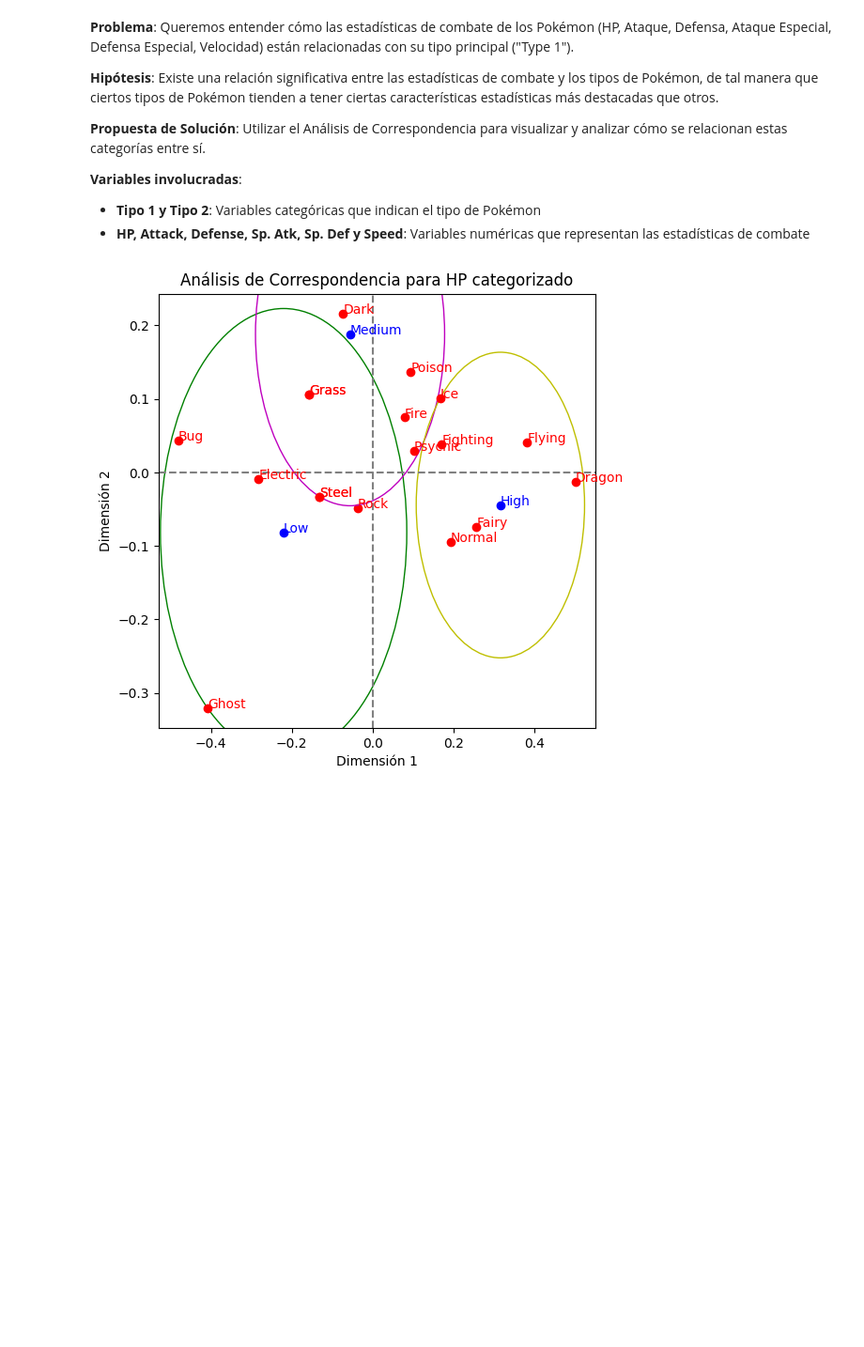
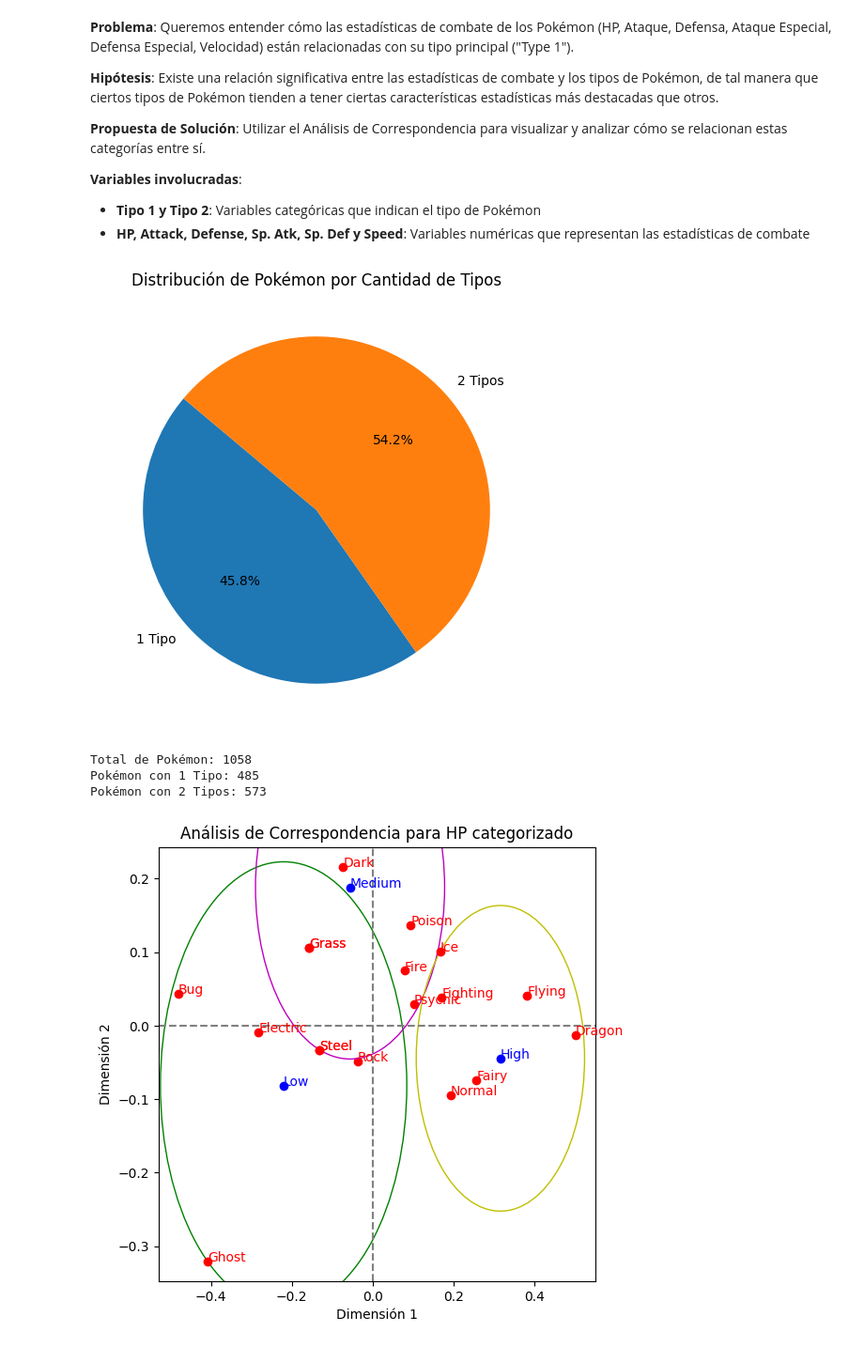
Before and after one commit to IxyzDev/DataInsightHub, a Jupyter notebook: 03-tareas/01-tarea/main.ipynb, the cells around one changed output. Shown: that part at 94% size. Cells and saved outputs as stored; diff of their text form; code cells hidden in the pictures; blank space fills up the shorter version.

```diff
--- a/03-tareas/01-tarea/main.ipynb
+++ b/03-tareas/01-tarea/main.ipynb
@@ -572,6 +572,43 @@ clases.
 
 * **Tipo 1 y Tipo 2**: Variables categóricas que indican el tipo de Pokémon
 * **HP, Attack, Defense, Sp. Atk, Sp. Def y Speed**: Variables numéricas que representan las estadísticas de combate
+# %%
+import pandas as pd
+import matplotlib.pyplot as plt
+
+# Importar el dataset
+pokemon_data = pd.read_csv('./data/Pokemon.csv')
+
+# Contar la cantidad de Pokémon totales
+total_pokemon = len(pokemon_data)
+
+# Contar la cantidad de Pokémon con 1 tipo
+pokemon_with_1_type = len(pokemon_data[pd.isnull(pokemon_data['Type 2'])])
+
+# Contar la cantidad de Pokémon con 2 tipos
+pokemon_with_2_types = len(pokemon_data) - pokemon_with_1_type
+
+# Crear un DataFrame con los datos
+data = {
+    'Categoría': ['1 Tipo', '2 Tipos'],
+    'Cantidad': [pokemon_with_1_type, pokemon_with_2_types]
+}
+pokemon_count_df = pd.DataFrame(data)
+
+# Crear el diagrama de torta
+plt.figure(figsize=(6, 6))
+plt.pie(pokemon_count_df['Cantidad'], labels=pokemon_count_df['Categoría'], autopct='%1.1f%%', startangle=140)
+plt.title('Distribución de Pokémon por Cantidad de Tipos')
+plt.show()
+
+print("Total de Pokémon:", total_pokemon)
+print("Pokémon con 1 Tipo:", pokemon_with_1_type)
+print("Pokémon con 2 Tipos:", pokemon_with_2_types)
+# %% [output]
+[figure, added]
+Total de Pokémon: 1058
+Pokémon con 1 Tipo: 485
+Pokémon con 2 Tipos: 573
 # %%
 import prince
 import numpy as np
```
